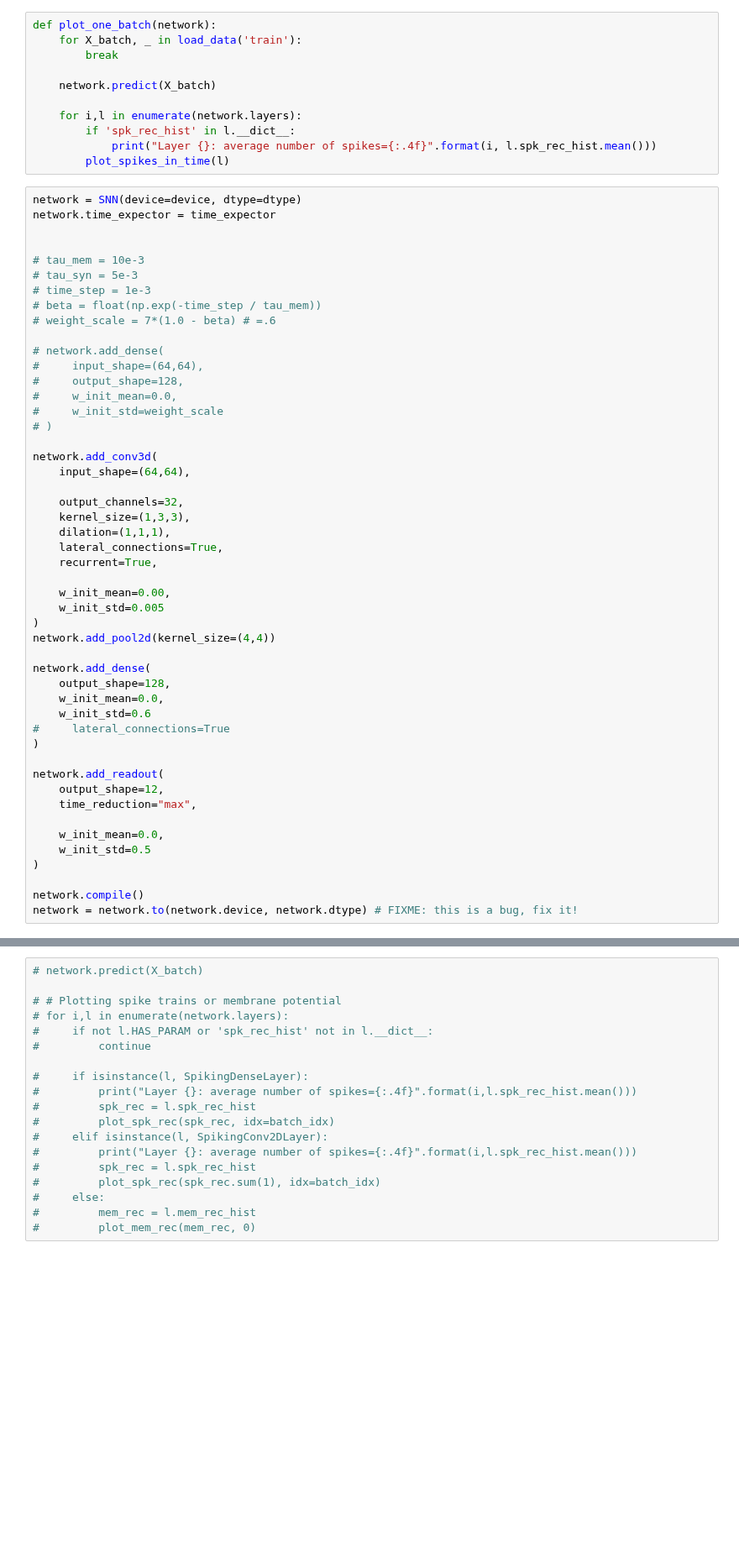
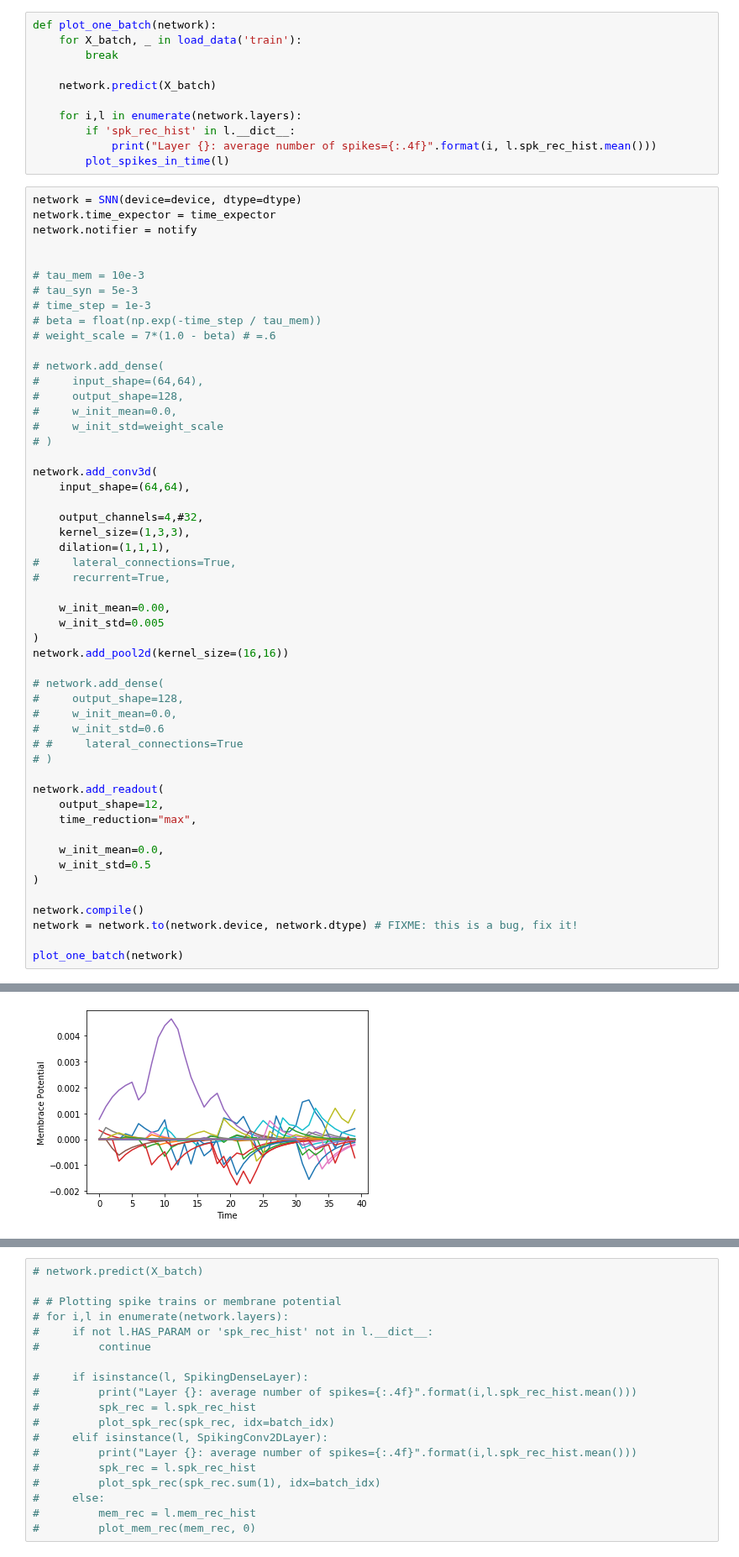
Before and after one commit to ArefMq/action-recognition-via-snn, a Jupyter notebook: S-CNN-DVS.ipynb, the cells around one changed output, grey strips where cells are left out. Shown at 84% size. Cells and saved outputs as stored; diff of their text form; blank space fills up the shorter version.

```diff
--- a/S-CNN-DVS.ipynb
+++ b/S-CNN-DVS.ipynb
@@ -160,6 +165,7 @@ def plot_one_batch(network):
 # %%
 network = SNN(device=device, dtype=dtype)
 network.time_expector = time_expector
+network.notifier = notify
 
 
 # tau_mem = 10e-3
@@ -178,23 +184,23 @@ network.time_expector = time_expector
 network.add_conv3d(
     input_shape=(64,64),
 
-    output_channels=32,
+    output_channels=4,#32,
     kernel_size=(1,3,3),
     dilation=(1,1,1),
-    lateral_connections=True,
-    recurrent=True,
+#     lateral_connections=True,
+#     recurrent=True,
 
     w_init_mean=0.00,
     w_init_std=0.005
 )
-network.add_pool2d(kernel_size=(4,4))
+network.add_pool2d(kernel_size=(16,16))
 
-network.add_dense(
-    output_shape=128,
-    w_init_mean=0.0,
-    w_init_std=0.6
-#     lateral_connections=True
-)
+# network.add_dense(
+#     output_shape=128,
+#     w_init_mean=0.0,
+#     w_init_std=0.6
+# #     lateral_connections=True
+# )
 
 network.add_readout(
     output_shape=12,
@@ -206,3 +212,6 @@ network.add_readout(
 
 network.compile()
 network = network.to(network.device, network.dtype) # FIXME: this is a bug, fix it!
+
+plot_one_batch(network)
+# %% [output]
@@ -208,0 +219 @@ network = network.to(network.device, network.dtype) # FIXME: this is a bug, fix
+[figure, added]
```
Also changed, not shown: parts of 13 cells of this notebook, 2 other files.
